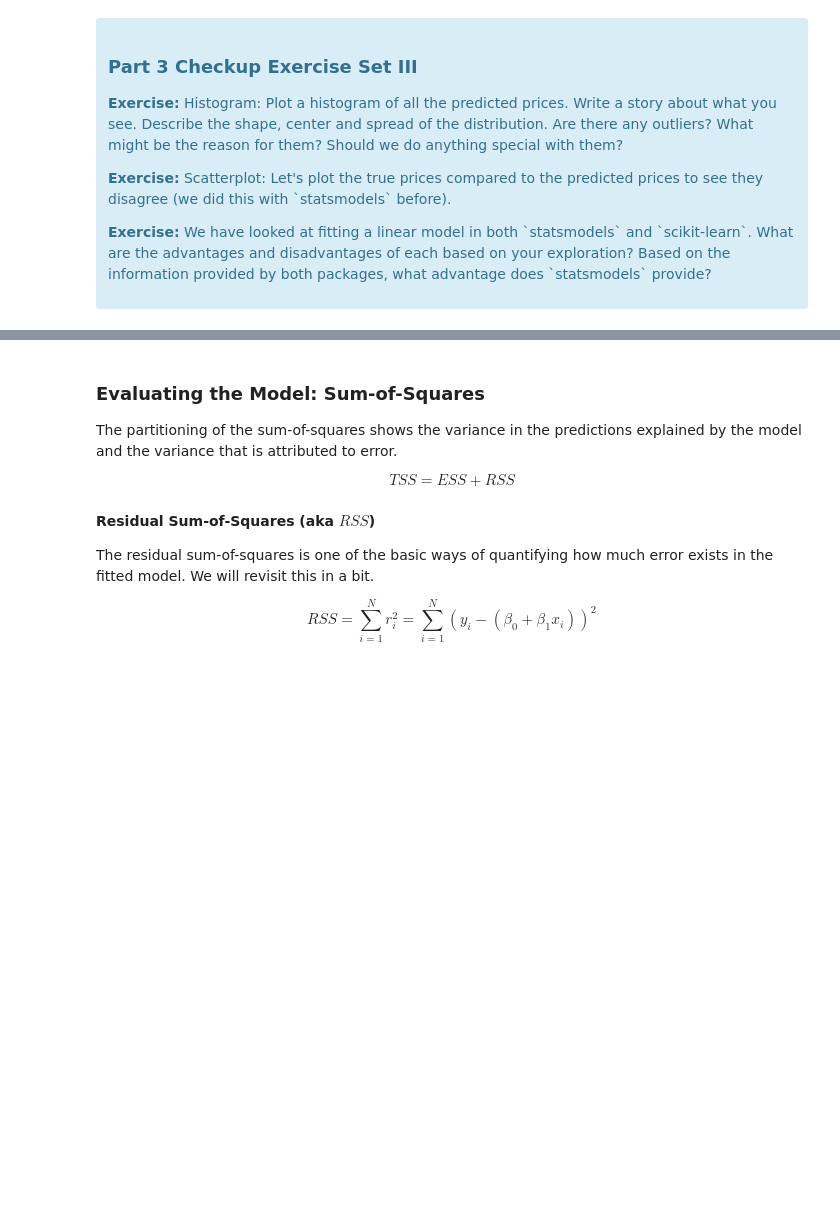
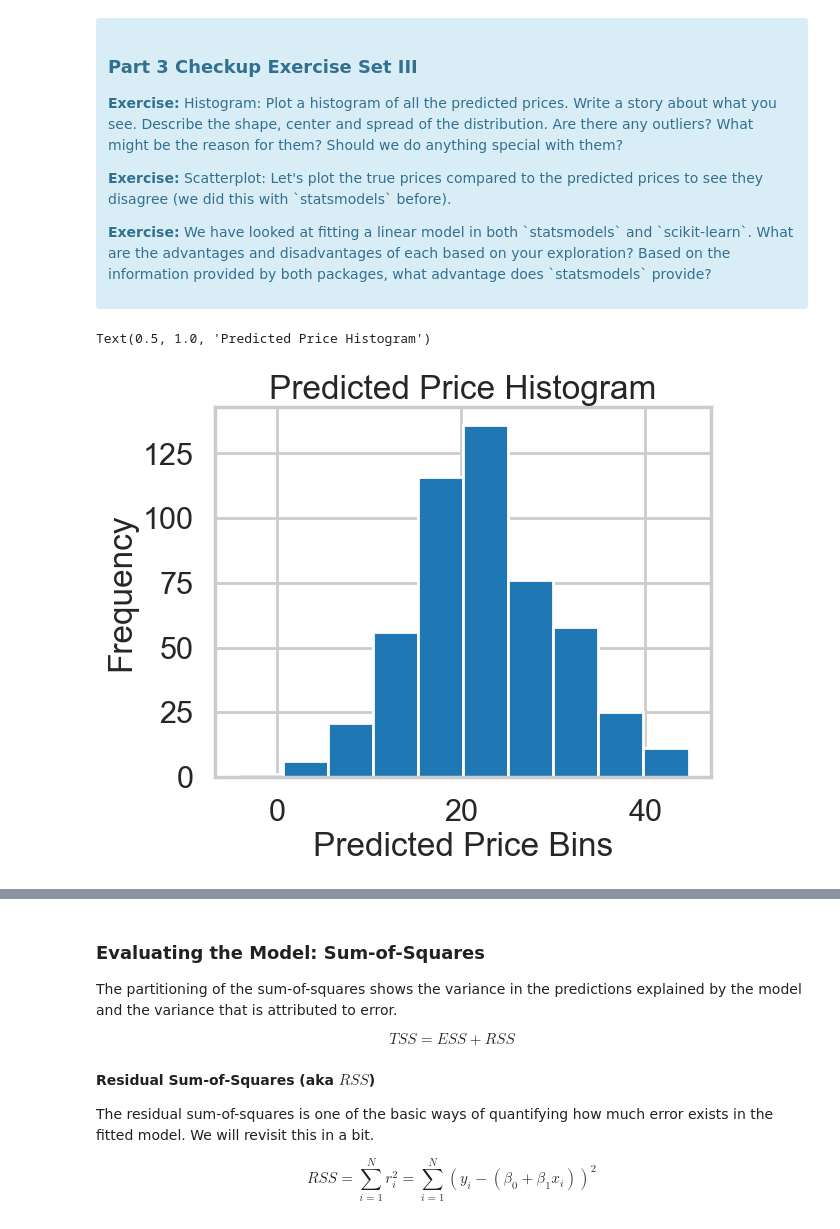
Before and after one commit to kwcode2016/mec-11.4.1-linear-regression-mini-project, a Jupyter notebook: Mini_Project_Linear_Regression.ipynb, the cells around one changed output, grey strips where cells are left out. Drawn from its saved outputs; the diff is of its cells as text; code cells hidden in the pictures; blank space fills up the shorter version.

```diff
--- a/Mini_Project_Linear_Regression.ipynb
+++ b/Mini_Project_Linear_Regression.ipynb
@@ -558,0 +649,9 @@ lm.predict(X)[0:5]
+# %%
+# your turn
+plt.hist(lm.predict(X))
+plt.xlabel('Predicted Price Bins')
+plt.ylabel('Frequency')
+plt.title('Predicted Price Histogram')
+# %% [output]
+Text(0.5, 1.0, 'Predicted Price Histogram')
+[figure, added]
```
Also changed, not shown: parts of 27 cells of this notebook.
